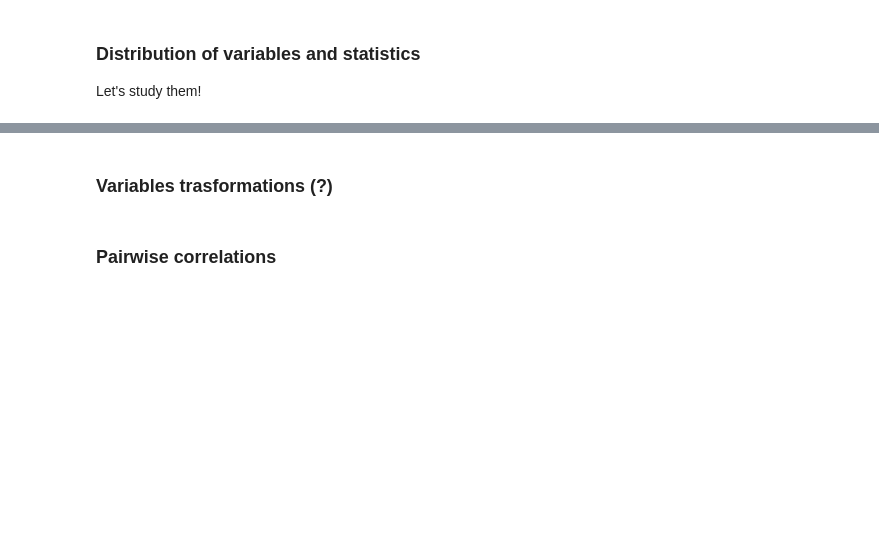
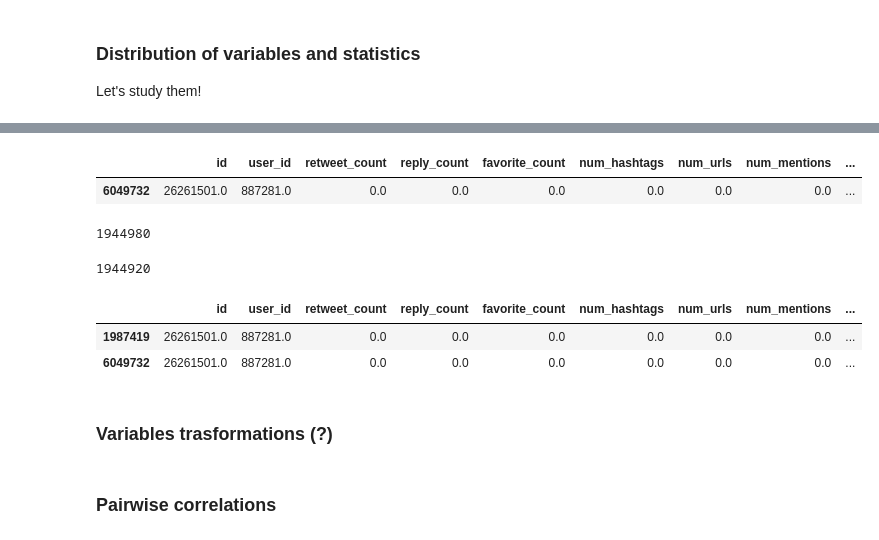
Before and after one commit to The-seven-dwarfs/DataMining-Group7, a Jupyter notebook: 1-Data_Understanding_and_Preparation.ipynb, the cells around one changed output, grey strips where cells are left out. Drawn from its saved outputs; the diff is of its cells as text; code cells hidden in the pictures; blank space fills up the shorter version.

Commit message:
Started Analysing tweet duplicates

```diff
--- a/1-Data_Understanding_and_Preparation.ipynb
+++ b/1-Data_Understanding_and_Preparation.ipynb
@@ -433,3 +431,22 @@ memory usage: 432.0 bytes
+# %%
+#tweets_df.describe()
+
+tweets_noNaN = tweets_df.dropna()
+tweets_noNaN[tweets_noNaN["id"].duplicated()].sort_values("id").head(1)
+
+tweets_noNaN[tweets_noNaN["id"].duplicated()].duplicated().count()
+tweets_noNaN[tweets_noNaN["id"].duplicated()].drop_duplicates()["id"].count()
+
+
+tweets_df[tweets_df["id"] == 26261501.0]
+# %% [output]
+|  | id | user_id | retweet_count | reply_count | favorite_count | num_hashtags | num_urls | num_mentions | ... |
+| 6049732 | 26261501.0 | 887281.0 | 0.0 | 0.0 | 0.0 | 0.0 | 0.0 | 0.0 | ... |
+1944980
+1944920
+|  | id | user_id | retweet_count | reply_count | favorite_count | num_hashtags | num_urls | num_mentions | ... |
+| 1987419 | 26261501.0 | 887281.0 | 0.0 | 0.0 | 0.0 | 0.0 | 0.0 | 0.0 | ... |
+| 6049732 | 26261501.0 | 887281.0 | 0.0 | 0.0 | 0.0 | 0.0 | 0.0 | 0.0 | ... |
 # %% [markdown]
 ### Variables trasformations (?)
 # %% [markdown]
```
Also changed, not shown: parts of 4 cells of this notebook, 1 other file.
